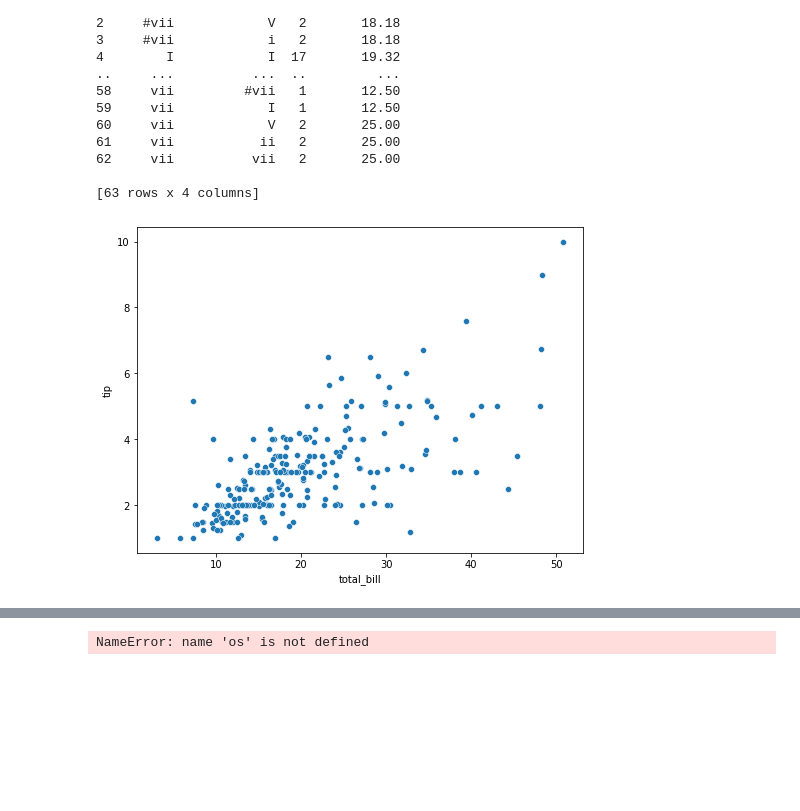
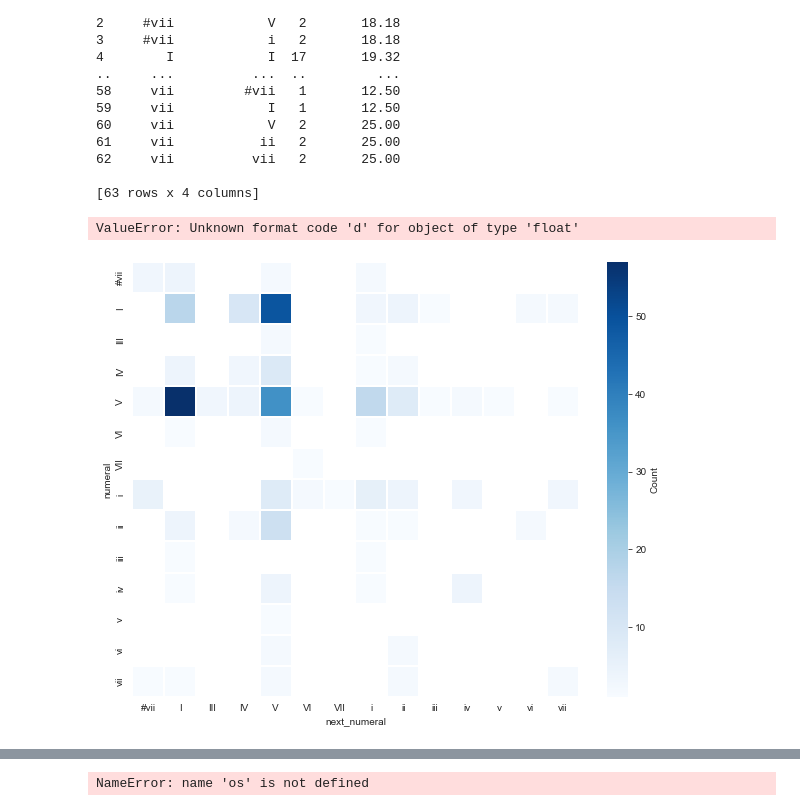
Before and after one commit to shanahdt/corpus-studies-2024, a Jupyter notebook: class_notes/scratch.ipynb, the cells around one changed output, grey strips where cells are left out. Cells and saved outputs as stored; diff of their text form; code cells hidden in the pictures; blank space fills up the shorter version.

```diff
--- a/class_notes/scratch.ipynb
+++ b/class_notes/scratch.ipynb
@@ -210,31 +210,34 @@ def matrix_plotter(data_for_matrix, pct=False):
 
     if not pct:
         # Plot for counts
         heatmap = sns.heatmap(data_for_matrix.pivot('numeral', 'next_numeral', 'n'),
                               annot=True,
                               fmt='d',
                               cmap='Blues',
                               linewidths=2,
                               cbar_kws={'label': 'Count'})
     else:
         # Plot for percentages
         heatmap = sns.heatmap(data_for_matrix.pivot('numeral', 'next_numeral', 'percentage'),
                               annot=True,
                               fmt='.2f',
                               cmap='Blues',
                               linewidths=2,
                               cbar_kws={'label': 'Percentage'})
 
     plt.title('Matrix Plot')
     plt.xlabel('Next Numeral')
     plt.ylabel('Numeral')
 
     # Adjust the aspect ratio to make it square
     plt.gca().set_aspect('equal', 'box')
 
     # Set the theme to be similar to theme_bw() in R
     sns.set_style("whitegrid")
 
     plt.show()
+
+matrix_plotter(bigram_data, pct=False)
 # %% [output]
+ValueError: Unknown format code 'd' for object of type 'float'
-[figure, old version]
+[figure, new version]
```
Also changed, not shown: parts of 5 cells of this notebook, 40 other files.
